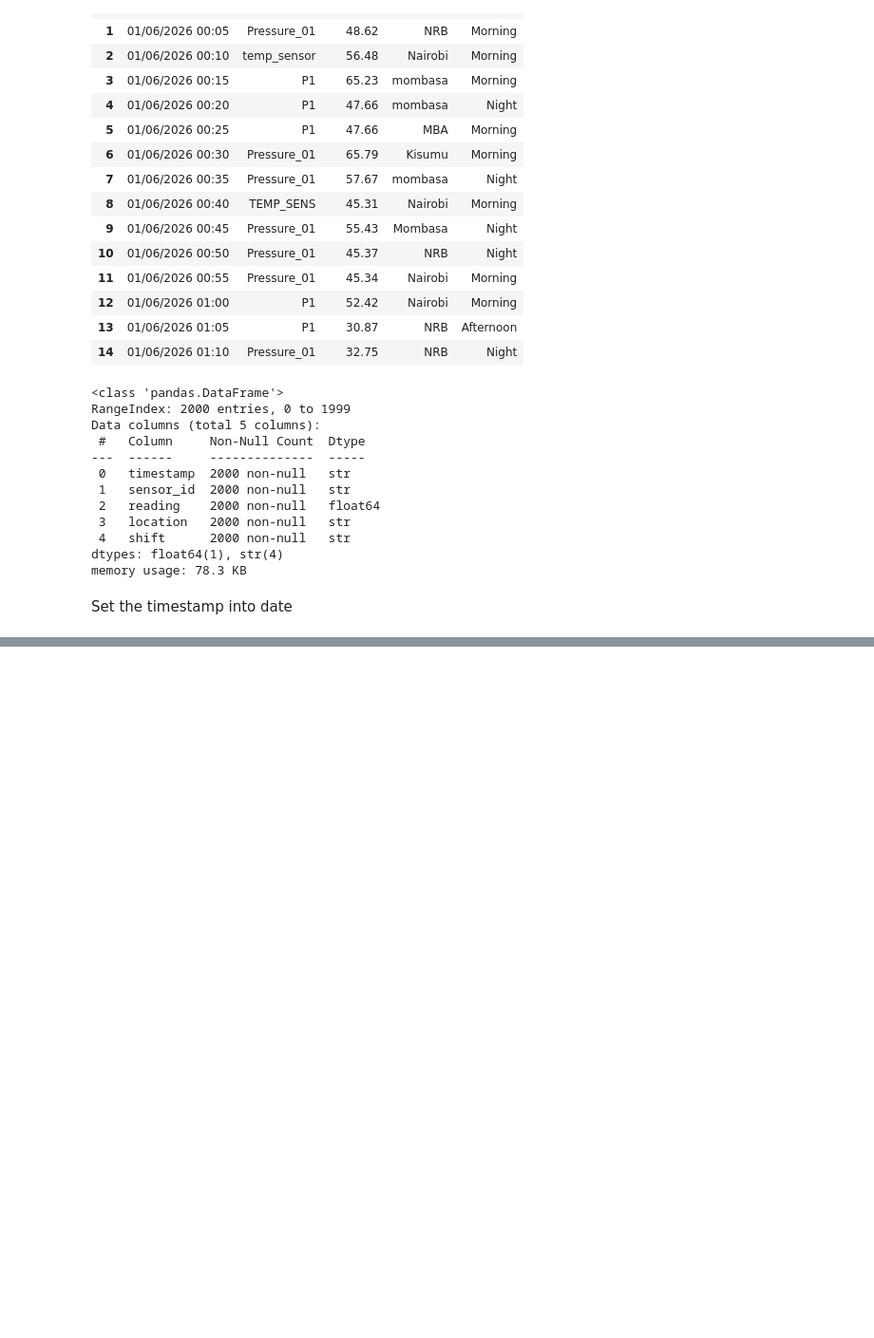
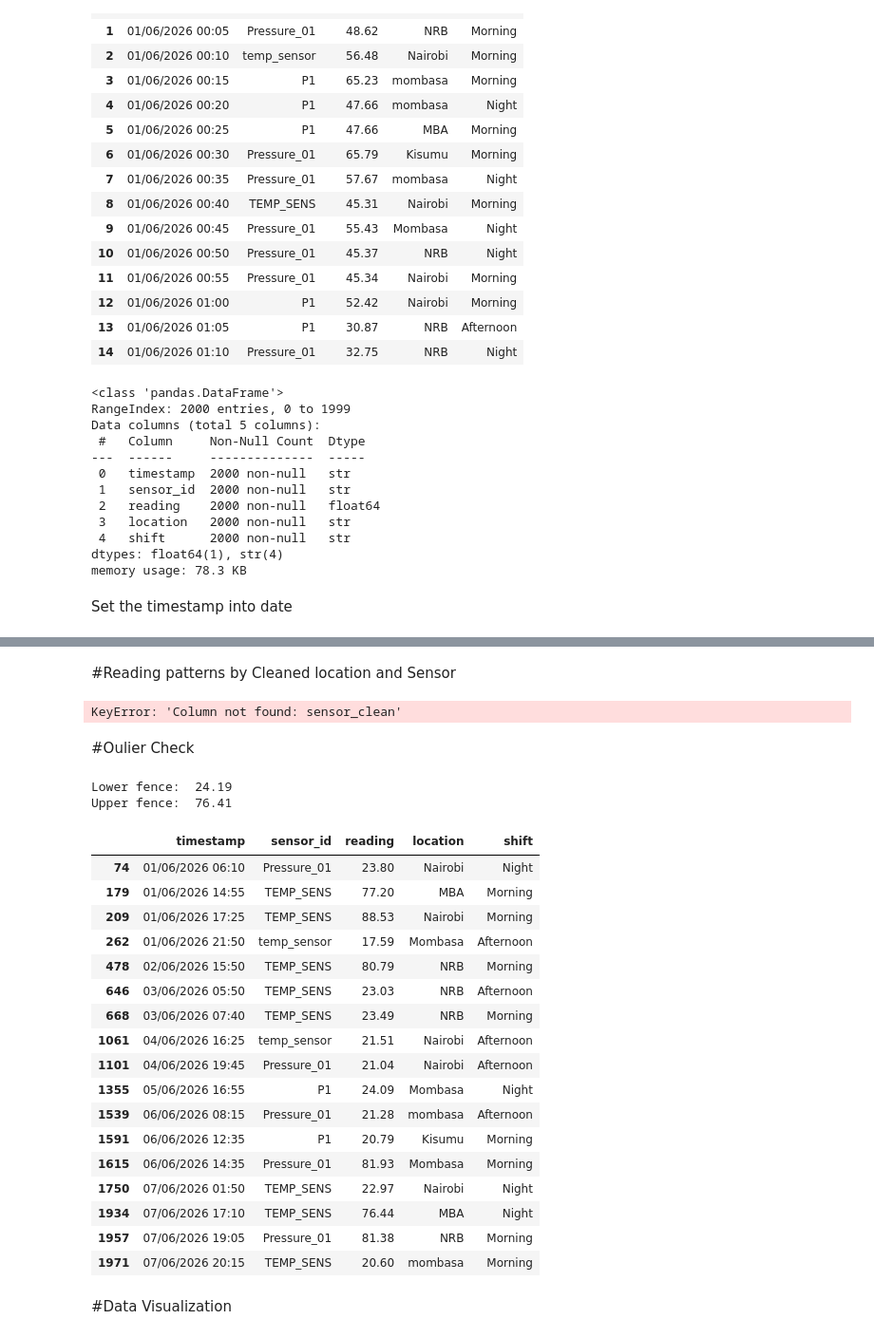
Before and after one commit to Ingrido-20/Data_Analytics_Week_2, a Jupyter notebook: Data_processing.ipynb, the cells around one changed output, grey strips where cells are left out. Shown at 95% size. Saved outputs shown, nothing was run; the diff lists cells and outputs as text; code cells hidden in the pictures; blank space fills up the shorter version.

```diff
--- a/Data_processing.ipynb
+++ b/Data_processing.ipynb
@@ -70,0 +142,13 @@ sensor_profile = pd.DataFrame({
+# %%
+sensor_df['location_clean'] = sensor_df['location'].replace({
+    'MBA': 'Mombasa',
+    'NRB': 'Nairobi',
+    'KSM': 'Kisumu'})
+sensor_df['sensor_clean'] = sensor_df['sensor'].replace({
+    'temp_1': 'Tempereature_sensor',
+    'PI': 'Pressure_01',
+    'TEMP_SENS': 'Temperature_sensor',}
+    )
+display (sensor_df.head(15))
+display (sensor_df['location_clean'].value_counts())
+display (sensor_df['sensor_clean'].value_counts(normalize=True).to_frame(name='percentage'))
@@ -70,0 +172,49 @@ sensor_profile = pd.DataFrame({
+# %% [markdown]
+#Reading patterns by Cleaned location and Sensor
+# %%
+sensor_location_summary = (
+    sensor_df.groupby(["location_clean"])["sensor_clean"]
+    .agg(["count", "mean", "median", "std"])
+    .round(2)
+)
+sensor_location_summary
+# %% [output]
+KeyError: 'Column not found: sensor_clean'
+# %% [markdown]
+#Oulier Check
+# %%
+q1 = sensor_df['reading'].quantile(0.25)
+q3 = sensor_df['reading'].quantile(0.75)
+iqr = q3 - q1
+lower_fence = q1 - 1.5 * iqr
+upper_fence = q3 + 1.5 * iqr #set the upper fence for outliers
+
+sensor_outliers = sensor_df[
+    (sensor_df['reading'] < lower_fence) | (sensor_df['reading'] > upper_fence)
+]
+print(f"Lower fence: {lower_fence: .2f}"),
+print(f"Upper fence: {upper_fence: .2f}")
+sensor_outliers
+# %% [output]
+Lower fence:  24.19
+Upper fence:  76.41
+|  | timestamp | sensor_id | reading | location | shift |
+| 74 | 01/06/2026 06:10 | Pressure_01 | 23.80 | Nairobi | Night |
+| 179 | 01/06/2026 14:55 | TEMP_SENS | 77.20 | MBA | Morning |
+| 209 | 01/06/2026 17:25 | TEMP_SENS | 88.53 | Nairobi | Morning |
+| 262 | 01/06/2026 21:50 | temp_sensor | 17.59 | Mombasa | Afternoon |
+| 478 | 02/06/2026 15:50 | TEMP_SENS | 80.79 | NRB | Morning |
+| 646 | 03/06/2026 05:50 | TEMP_SENS | 23.03 | NRB | Afternoon |
+| 668 | 03/06/2026 07:40 | TEMP_SENS | 23.49 | NRB | Morning |
+| 1061 | 04/06/2026 16:25 | temp_sensor | 21.51 | Nairobi | Afternoon |
+| 1101 | 04/06/2026 19:45 | Pressure_01 | 21.04 | Nairobi | Afternoon |
+| 1355 | 05/06/2026 16:55 | P1 | 24.09 | Mombasa | Night |
+| 1539 | 06/06/2026 08:15 | Pressure_01 | 21.28 | mombasa | Afternoon |
+| 1591 | 06/06/2026 12:35 | P1 | 20.79 | Kisumu | Morning |
+| 1615 | 06/06/2026 14:35 | Pressure_01 | 81.93 | Mombasa | Morning |
+| 1750 | 07/06/2026 01:50 | TEMP_SENS | 22.97 | Nairobi | Night |
+| 1934 | 07/06/2026 17:10 | TEMP_SENS | 76.44 | MBA | Night |
+| 1957 | 07/06/2026 19:05 | Pressure_01 | 81.38 | NRB | Morning |
+| 1971 | 07/06/2026 20:15 | TEMP_SENS | 20.60 | mombasa | Morning |
+# %% [markdown]
+#Data Visualization
```
Also changed, not shown: parts of 12 cells of this notebook.
